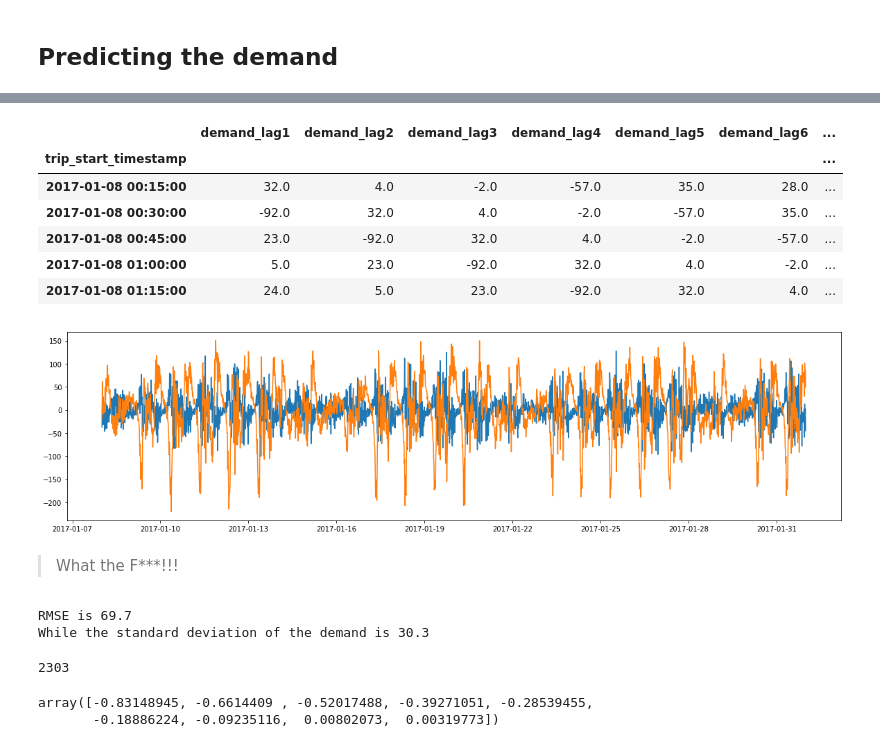
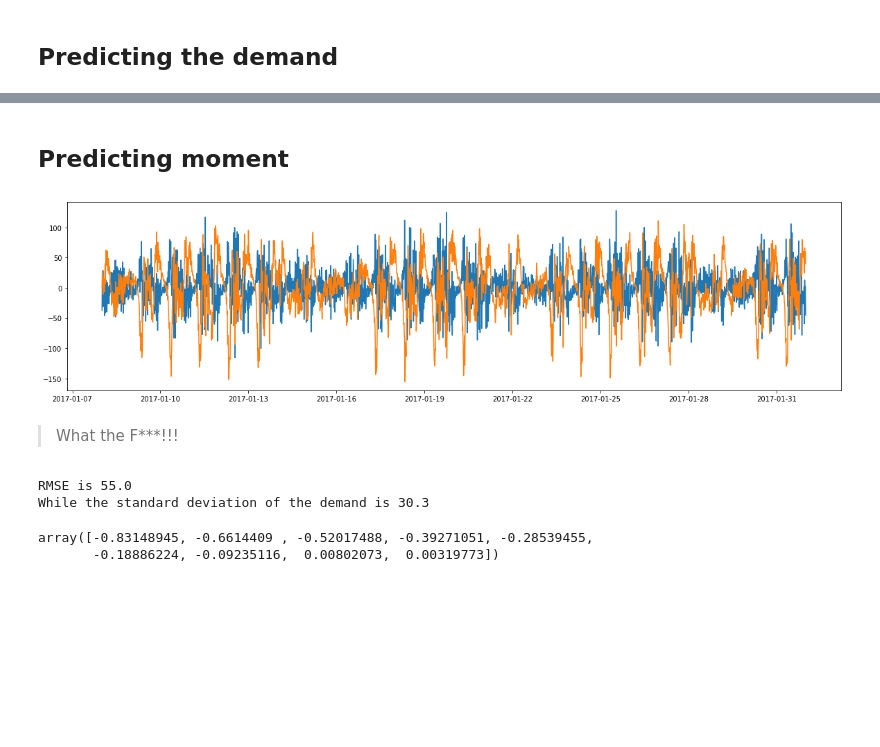
Before and after one commit to Auste1989/metis_projects, a Jupyter notebook: Passion_Project/Transit_Time_and_Rate_Final_Model.ipynb, the cells around one changed output, grey strips where cells are left out. Drawn from its saved outputs; the diff is of its cells as text; code cells hidden in the pictures; blank space fills up the shorter version.

```diff
--- a/Passion_Project/Transit_Time_and_Rate_Final_Model.ipynb
+++ b/Passion_Project/Transit_Time_and_Rate_Final_Model.ipynb
@@ -101,7 +101,7 @@ taxi_weather_query = """SELECT TR.trip_start_timestamp,
 sql_load = pd.read_sql_query(taxi_weather_query, con=conn)
 # %%
 train_set_jan = sql_load[(sql_load['trip_start_timestamp'] >= '2017-01-01 00:00:00') &
-                         (sql_load['trip_start_timestamp'] < '2017-01-31 23:59:59')]
+                         (sql_load['trip_start_timestamp'] <= '2017-01-31 23:59:59')]
 
 test_set_feb = sql_load[(sql_load['trip_start_timestamp'] >= '2017-02-01 00:00:00') &
                          (sql_load['trip_start_timestamp'] < '2017-02-28 23:59:59')]
@@ -182,0 +194,7 @@ end = train_set_jan['trip_start_timestamp'].max()
+# %%
+hist_demand = train_set_jan.groupby(['trip_start_timestamp'])['trip_start_timestamp'].count()
+hist_demand_df = pd.DataFrame(hist_demand)
+hist_demand_df = hist_demand_df.rename(columns={'trip_start_timestamp': 'interval_demand'})
+
+hist_demand_diff = hist_demand_df.diff()
+hist_demand_diff = hist_demand_diff[1:]
@@ -182,0 +221,18 @@ end = train_set_jan['trip_start_timestamp'].max()
+# %%
+#Create lags
+hist_demand_diff['demand_lag1'] = hist_demand_diff['interval_demand'].shift(1)
+hist_demand_diff['demand_lag2'] = hist_demand_diff['interval_demand'].shift(2)
+hist_demand_diff['demand_lag3'] = hist_demand_diff['interval_demand'].shift(3)
+hist_demand_diff['demand_lag4'] = hist_demand_diff['interval_demand'].shift(4)
+hist_demand_diff['demand_lag5'] = hist_demand_diff['interval_demand'].shift(5)
+hist_demand_diff['demand_lag6'] = hist_demand_diff['interval_demand'].shift(6)
+hist_demand_diff['demand_lag7'] = hist_demand_diff['interval_demand'].shift(7)
+hist_demand_diff['demand_lag96'] = hist_demand_diff['interval_demand'].shift(96)
+hist_demand_diff['demand_lag672'] = hist_demand_diff['interval_demand'].shift(672)
+
+#Drop rows with NaN values
+hist_demand_diff = hist_demand_diff.dropna()
+
+#Drop the interval_demand column
+actual_demand_diff = hist_demand_diff['interval_demand']
+hist_demand_diff = hist_demand_diff.drop(columns=['interval_demand'])
@@ -185,20 +261,12 @@ historic_demand_diff = get_diffed_demand(get_demand(start, end))
-# %%
-historic_demand_diff.head()
-# %% [output]
-|  | demand_lag1 | demand_lag2 | demand_lag3 | demand_lag4 | demand_lag5 | demand_lag6 | ... |
-| trip_start_timestamp |  |  |  |  |  |  | ... |
-| 2017-01-08 00:15:00 | 32.0 | 4.0 | -2.0 | -57.0 | 35.0 | 28.0 | ... |
-| 2017-01-08 00:30:00 | -92.0 | 32.0 | 4.0 | -2.0 | -57.0 | 35.0 | ... |
-| 2017-01-08 00:45:00 | 23.0 | -92.0 | 32.0 | 4.0 | -2.0 | -57.0 | ... |
-| 2017-01-08 01:00:00 | 5.0 | 23.0 | -92.0 | 32.0 | 4.0 | -2.0 | ... |
-| 2017-01-08 01:15:00 | 24.0 | 5.0 | 23.0 | -92.0 | 32.0 | 4.0 | ... |
+# %% [markdown]
+## Predicting moment
 # %%
-predicted_demand_jan = LR_demand.predict(historic_demand_diff)
+predicted_demand_jan = LR_demand.predict(hist_demand_diff)
 # %%
 plt.figure(figsize=(20, 5))
-plt.plot(historic_demand_diff.index, actual_jan_demand_diff)
-plt.plot(historic_demand_diff.index, predicted_demand_jan);
+plt.plot(hist_demand_diff.index, actual_demand_diff)
+plt.plot(hist_demand_diff.index, predicted_demand_jan);
 # %% [output]
-[figure, old version]
+[figure, new version]
 # %% [markdown]
 > What the F***!!!
@@ -209,13 +273,9 @@ actual_jan_demand_diff = actual_jan_demand_diff[672:]
 # %%
-print('RMSE is', str(round(np.sqrt(mean_squared_error(actual_jan_demand_diff, predicted_demand_jan.reshape(-1, 1))), 1)))
-print('While the standard deviation of the demand is', str(round(np.std(actual_jan_demand_diff), 1)))
+print('RMSE is', str(round(np.sqrt(mean_squared_error(actual_demand_diff, predicted_demand_jan.reshape(-1, 1))), 1)))
+print('While the standard deviation of the demand is', str(round(np.std(actual_demand_diff), 1)))
 # %% [output]
-RMSE is 69.7
+RMSE is 55.0
 While the standard deviation of the demand is 30.3
-# %%
-len(list(predicted_demand_jan.reshape(-1, 1)))
-# %% [output]
-2303
 # %%
 LR_demand.coef_
 # %% [output]
```
Also changed, not shown: parts of 29 cells of this notebook, 8 other files.
